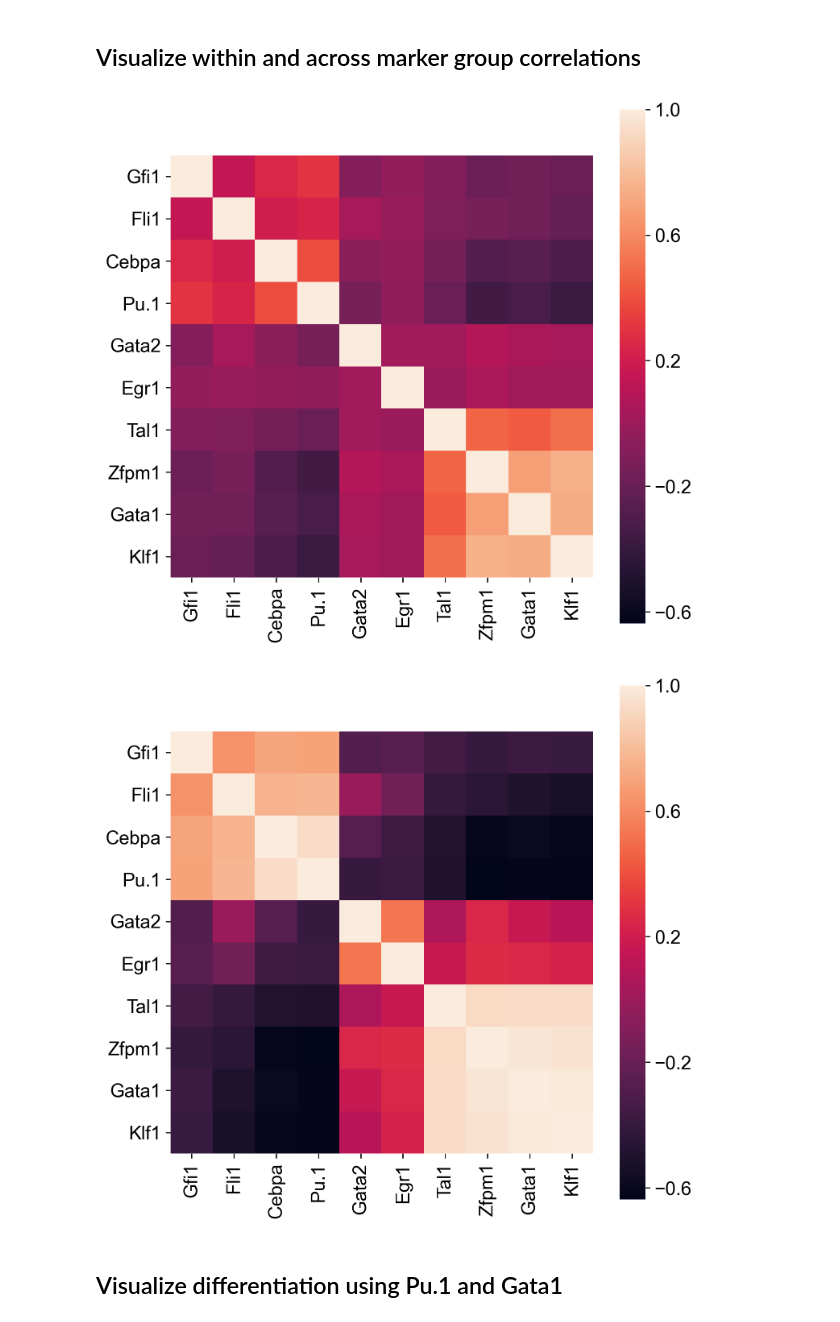
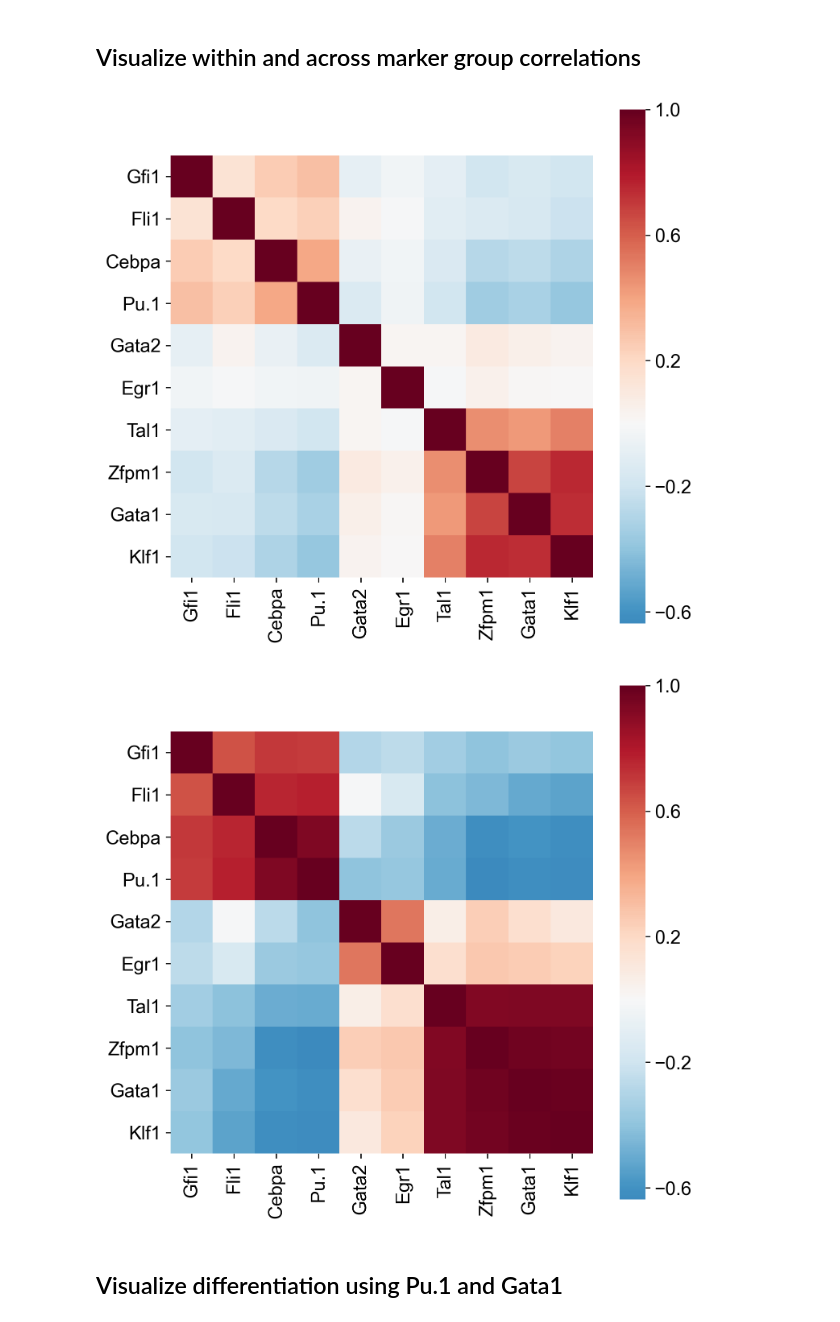
Before and after one commit to theislab/dca, a Jupyter notebook: reproducibility/code/Figure9.ipynb, the cells around one changed output. Saved outputs shown, nothing was run; the diff lists cells and outputs as text; code cells hidden in the pictures.

```diff
--- a/reproducibility/code/Figure9.ipynb
+++ b/reproducibility/code/Figure9.ipynb
@@ -131,23 +131,22 @@ sc.pl.scatter(adata_ae[adata_ae.obs.dpt_groups == '2'], 'dpt_pseudotime', gene2,
 # %%
 krumsiek_genes = 'Gfi1 Fli1 Cebpa Pu.1 Gata2 Egr1 Tal1 Zfpm1 Gata1 Klf1'.split()
 
 kr_orig_cor_mat = np.corrcoef(adata[:, krumsiek_genes].X, rowvar=False)
 kr_ae_cor_mat = np.corrcoef(adata_ae[:, krumsiek_genes].X, rowvar=False)
 
 v1 = min(kr_orig_cor_mat.min(), kr_ae_cor_mat.min())
 v2 = max(kr_orig_cor_mat.max(), kr_ae_cor_mat.max())
 
 kr_orig_cor_mat = pd.DataFrame(kr_orig_cor_mat, index=krumsiek_genes, columns=krumsiek_genes)
 kr_ae_cor_mat = pd.DataFrame(kr_ae_cor_mat, index=krumsiek_genes, columns=krumsiek_genes)
 
-
-ax = sns.heatmap(kr_orig_cor_mat, vmin=v1, vmax=v2, square=True, cbar_kws={'ticks': np.linspace(-1, 1.0, 6)})
+ax = sns.heatmap(kr_orig_cor_mat, vmin=v1, vmax=v2, center=0, square=True, cmap='RdBu_r', cbar_kws={'ticks': np.linspace(-1, 1.0, 6)})
 
 plt.figure()
-sns.heatmap(kr_ae_cor_mat, vmin=v1, vmax=v2, square=True, cbar_kws={'ticks': np.linspace(-1, 1.0, 6)});
+sns.heatmap(kr_ae_cor_mat, vmin=v1, vmax=v2, center=0, cmap='RdBu_r', square=True, cbar_kws={'ticks': np.linspace(-1, 1.0, 6)});
 # %% [output]
-[figure, old version]
+[figure, new version]
-[figure, old version]
+[figure, new version]
 # %% [markdown]
 ## Visualize differentiation using Pu.1 and Gata1
 # %%
```
Also changed, not shown: 3 other files.
